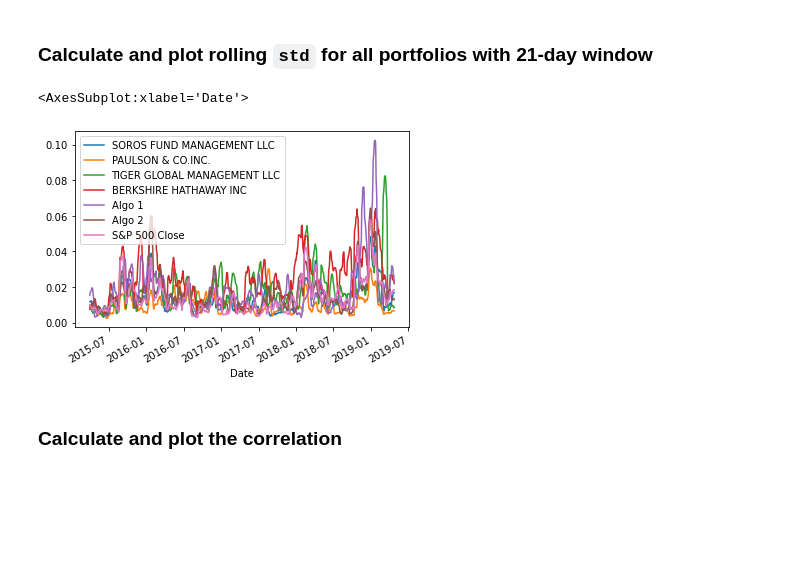
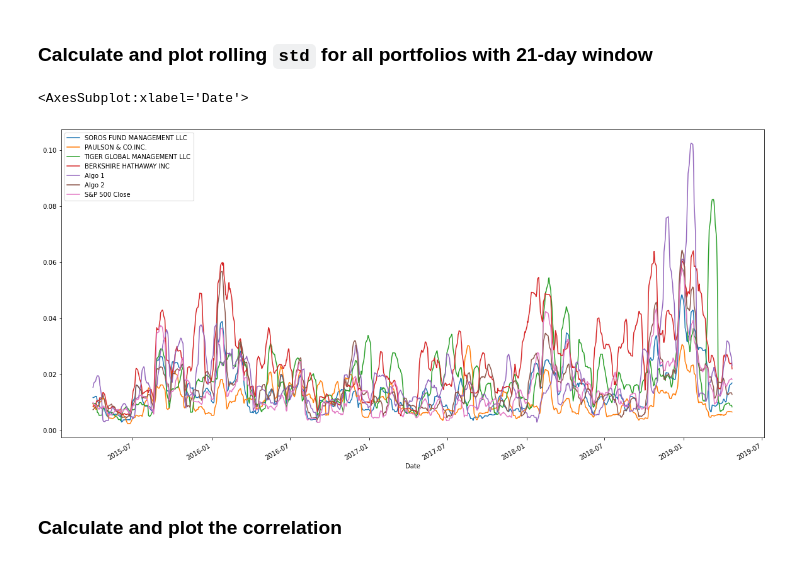
Before and after one commit to themichaelfoley/pandas-homework, a Jupyter notebook: Starter_Code/whale_analysis.ipynb, the cells around one changed output. Cells and saved outputs as stored; diff of their text form; code cells hidden in the pictures; blank space fills up the shorter version.

```diff
--- a/Starter_Code/whale_analysis.ipynb
+++ b/Starter_Code/whale_analysis.ipynb
@@ -330,11 +330,11 @@ Risk changes over time. Analyze the rolling statistics for Risk and Beta.
 # %%
 # Calculate the rolling standard deviation for all portfolios using a 21-day window
 rolling_returns = cumulative_returns.rolling(window=21).std()
 # Plot the rolling standard deviation
-rolling_returns.plot()
+rolling_returns.plot(figsize=(20,10))
 # %% [output]
 <AxesSubplot:xlabel='Date'>
-[figure, old version]
+[figure, new version]
 # %% [markdown]
 ### Calculate and plot the correlation
 # %%
```
Also changed, not shown: parts of 5 cells of this notebook.
